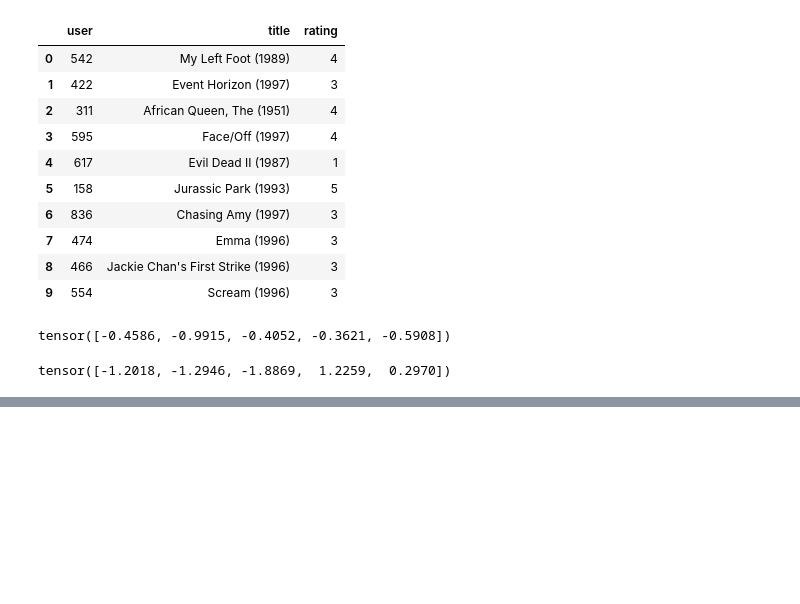
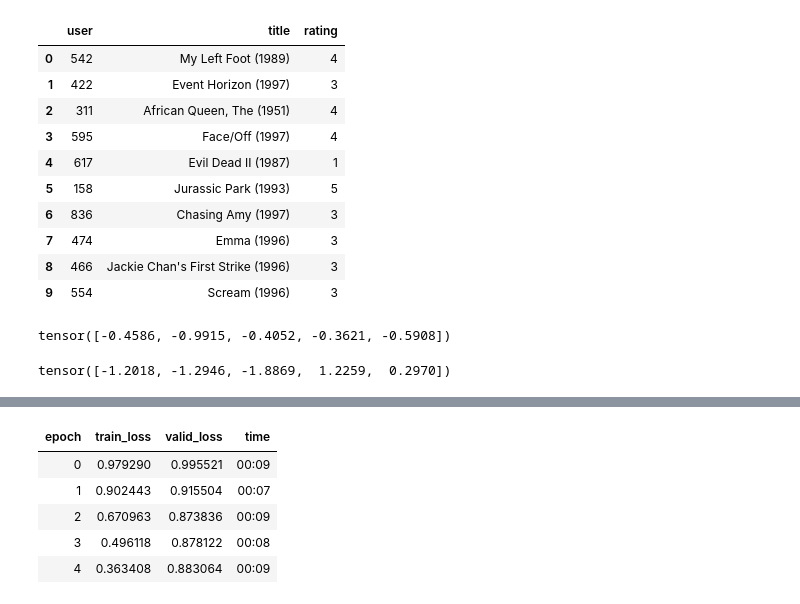
Before and after one commit to bil-ardhry/fastai_course_22, a Jupyter notebook: Collaborate_Filtering_Deepdive.ipynb, the cells around one changed output, grey strips where cells are left out. Saved outputs shown, nothing was run; the diff lists cells and outputs as text; code cells hidden in the pictures; blank space fills up the shorter version.

```diff
--- a/Collaborate_Filtering_Deepdive.ipynb
+++ b/Collaborate_Filtering_Deepdive.ipynb
@@ -152,0 +196,14 @@ tensor([-1.2018, -1.2946, -1.8869,  1.2259,  0.2970])
+# %%
+# We can rewrite our DotProduct class to force predictions to fall between
+# a sigmoid range of 0 and 5.5  - with the upper limit higher than the base
+# requirement since it has been shown to improve performance.
+class DotProduct(Module):
+  def __init__(self, n_users, n_movies, n_factors, y_range=(0, 5.5)):
+    self.user_factors = Embedding(n_users, n_factors)
+    self.movie_factors = Embedding(n_movies, n_factors)
+    self.y_range = y_range
+
+  def forward(self, x):
+    users = self.user_factors(x[:, 0])
+    movies = self.movie_factors(x[:, 1])
+    return sigmoid_range((users * movies).sum(dim=1), *self.y_range)
@@ -152,0 +212,11 @@ tensor([-1.2018, -1.2946, -1.8869,  1.2259,  0.2970])
+# %%
+model = DotProduct(n_users, n_movies, n_factors=50)
+learn = Learner(dls, model, loss_func=MSELossFlat())
+learn.fit_one_cycle(5, 5e-3)
+# %% [output]
+| epoch | train_loss | valid_loss | time |
+| 0 | 0.979290 | 0.995521 | 00:09 |
+| 1 | 0.902443 | 0.915504 | 00:07 |
+| 2 | 0.670963 | 0.873836 | 00:09 |
+| 3 | 0.496118 | 0.878122 | 00:08 |
+| 4 | 0.363408 | 0.883064 | 00:09 |
```
Also changed, not shown: parts of 9 cells of this notebook.
